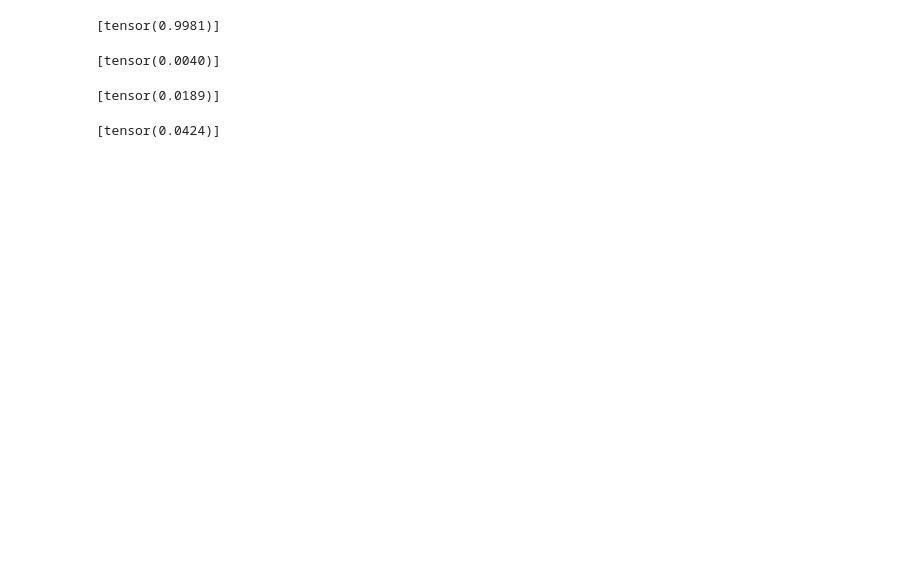
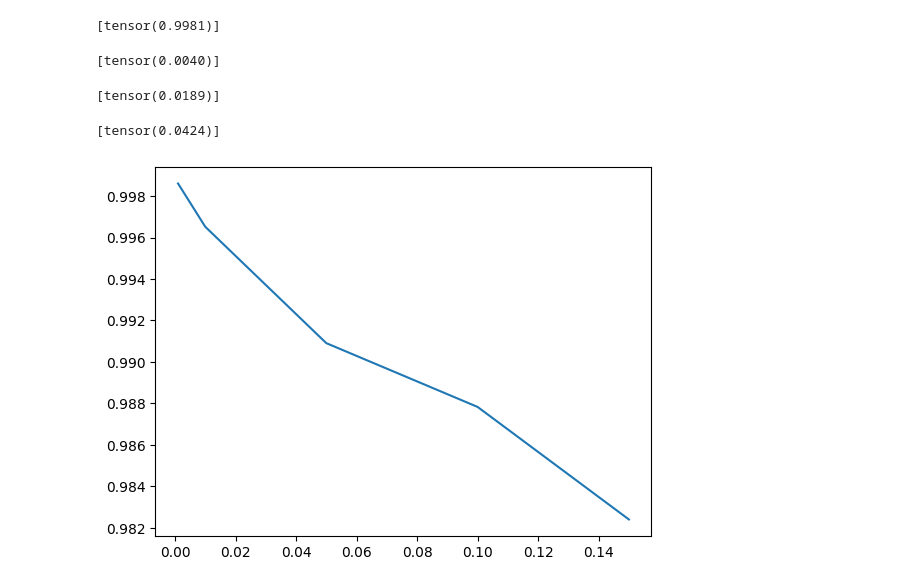
Before and after one commit to Jdss026/isin-models, a Jupyter notebook: notebooks/miller/2d_langevin_v3.ipynb, the cells around one changed output. Saved outputs shown, nothing was run; the diff lists cells and outputs as text; code cells hidden in the pictures; blank space fills up the shorter version.

```diff
--- a/notebooks/miller/2d_langevin_v3.ipynb
+++ b/notebooks/miller/2d_langevin_v3.ipynb
@@ -152,5 +169,7 @@ list_vev
 # %% [output]
 [tensor(0.0424)]
 # %%
-# plt.plot(list_temperature, list_vev)
-# plt.show()
+plt.plot(list_temperature, list_vev)
+plt.show()
+# %% [output]
+[figure, added]
```
Also changed, not shown: parts of 3 cells of this notebook.
